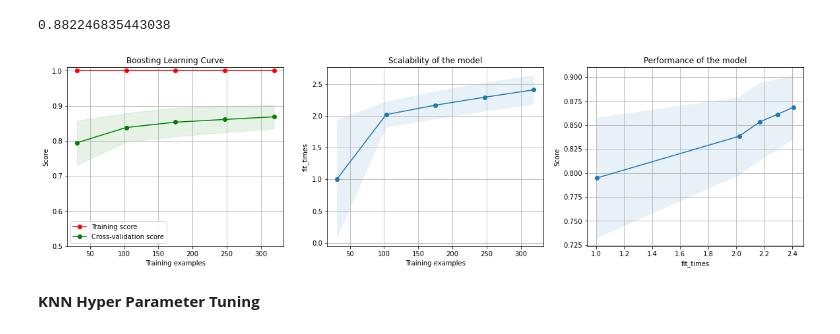
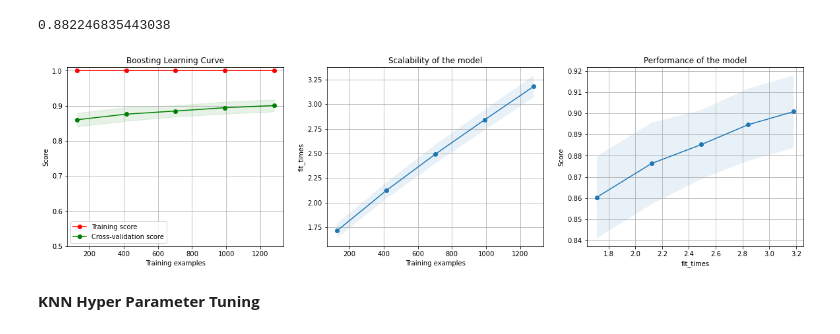
Before and after one commit to ElFeo/SupervisedLearningSurvey, a Jupyter notebook: SupervisedLearning_RedWine.ipynb, the cells around one changed output. Drawn from its saved outputs; the diff is of its cells as text; code cells hidden in the pictures.

```diff
--- a/SupervisedLearning_RedWine.ipynb
+++ b/SupervisedLearning_RedWine.ipynb
@@ -442,9 +442,9 @@ plt.show()
 # https://scikit-learn.org/stable/modules/svm.html#svm
 # Use GridSearchCV
 clf_svm_grds = GridSearchCV(svm.SVC(random_state=1), {
-                                                    'C': [1,10,20],
+                                                    'C': [1,5,10,20,25],
                                                     'kernel': ['rbf','linear', 'sigmoid'],
-                                                    'gamma':[0.00001, 0.0001, 0.001]
+                                                    'gamma':[0.00001, 0.0001, 0.001, 0.01, 0.1]
                                                    }, cv=5, return_train_score=False)
 start_time = my_timer()
 clf_svm_grds.fit(X_train,Y_train)
@@ -507,7 +503,7 @@ svm_estimator = svm.SVC(C=svm_best['C'],
                         random_state=1)
 svm_title = "SVM Learning Curve"
 cv = ShuffleSplit(n_splits=100, test_size=0.2, random_state=1)
-plot_learning_curve(svm_estimator, svm_title, X_train, Y_train, ylim=(0.5, 1.01),
+plot_learning_curve(svm_estimator, svm_title, X_scaled, Y, ylim=(0.5, 1.01),
                     cv=cv, n_jobs=4)
 plt.savefig("images/svm_grds_best_wine.png")
 plt.show()
@@ -572,7 +568,7 @@ nn_estimator = MLPClassifier(activation=nn_best['activation'],
                              random_state=1)
 nn_title = "Neural Network Learning Curve"
 cv = ShuffleSplit(n_splits=100, test_size=0.2, random_state=1)
-plot_learning_curve(nn_estimator, nn_title, X_train, Y_train, ylim=(0.5, 1.01),
+plot_learning_curve(nn_estimator, nn_title, X_scaled, Y, ylim=(0.5, 1.01),
                     cv=cv, n_jobs=4)
 plt.savefig("images/nn_grds_best_wine.png")
 plt.show()
@@ -625,18 +621,18 @@ clf_boos_grds.best_score_
 # %%
 boos_best = clf_boos_grds.best_params_
 boos_estimator = AdaBoostClassifier(DecisionTreeClassifier(max_depth=2),
                                    learning_rate=boos_best['learning_rate'],
                                    n_estimators=boos_best['n_estimators'],
                                    random_state=1)
 
 boos_title = "Boosting Learning Curve"
 cv = ShuffleSplit(n_splits=100, test_size=0.2, random_state=1)
-plot_learning_curve(boos_estimator, boos_title, X_train, Y_train, ylim=(0.5, 1.01),
+plot_learning_curve(boos_estimator, boos_title, X_scaled, Y, ylim=(0.5, 1.01),
                     cv=cv, n_jobs=4)
 plt.savefig("images/boost_grds_best_wine.png")
 plt.show()
 # %% [output]
-[figure, old version]
+[figure, new version]
 # %% [markdown]
 **KNN Hyper Parameter Tuning**
 # %%
```
Also changed, not shown: parts of 6 cells of this notebook, 3 other files.
